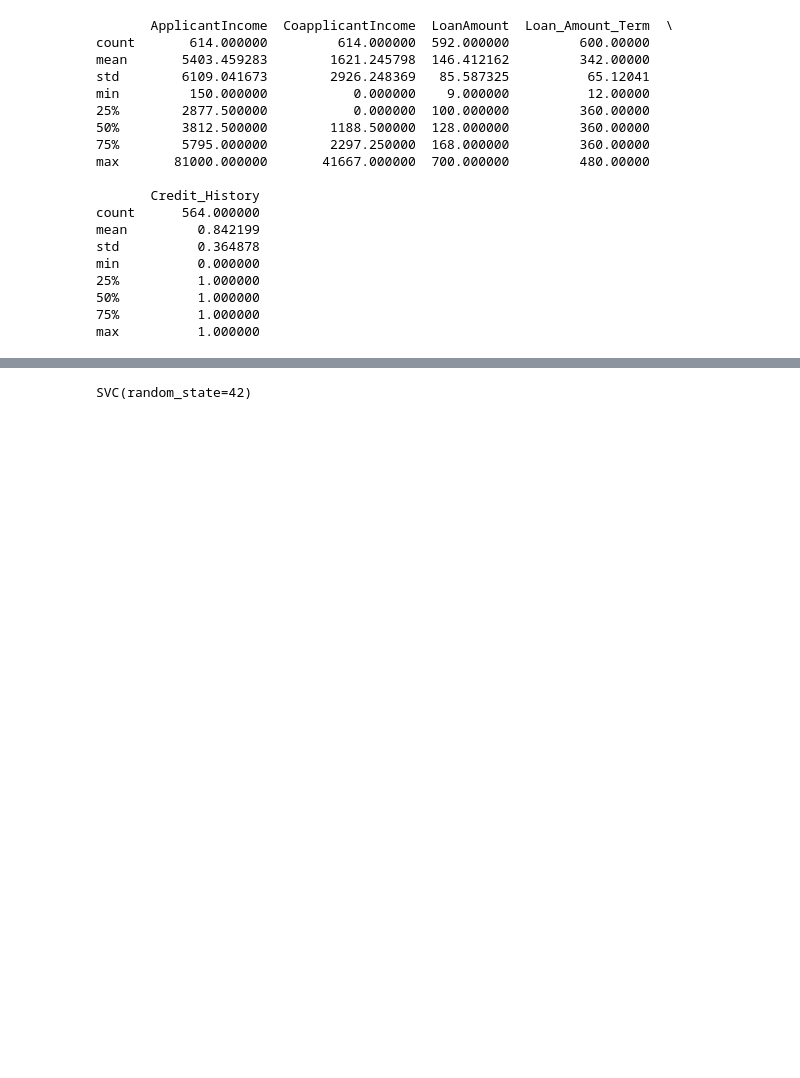
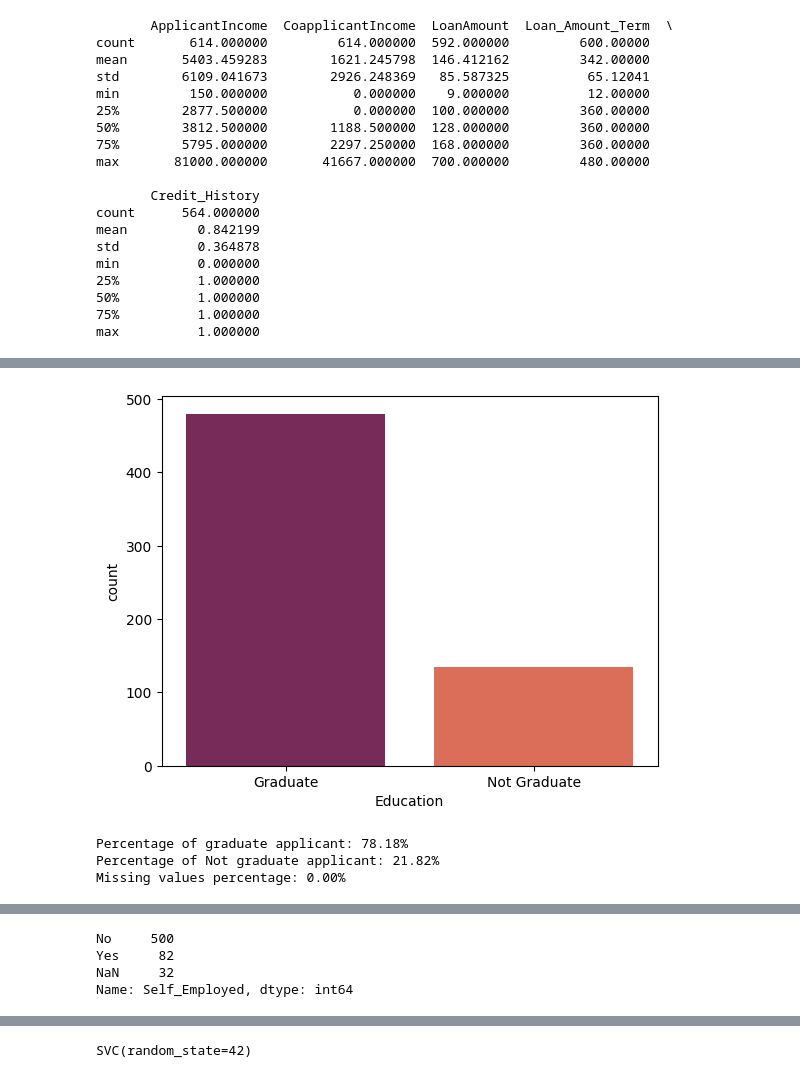
Before and after one commit to Mihauk/Loan-Prediction, a Jupyter notebook: loan_prediction.ipynb, the cells around one changed output, grey strips where cells are left out. Saved outputs shown, nothing was run; the diff lists cells and outputs as text; code cells hidden in the pictures; blank space fills up the shorter version.

```diff
--- a/loan_prediction.ipynb
+++ b/loan_prediction.ipynb
@@ -99,3 +201,20 @@ fig_married.show()
+# %%
+sns.countplot(x="Education", data=df, palette="rocket")
+plt.show()
+# %% [output]
+[figure, added]
+# %%
+countGraduate = len(df[df.Education == 'Graduate'])
+countNotGraduate = len(df[df.Education == 'Not Graduate'])
+countNull = len(df[df.Education.isnull()])
+
+print("Percentage of graduate applicant: {:.2f}%".format((countGraduate / (len(df.Education))*100)))
+print("Percentage of Not graduate applicant: {:.2f}%".format((countNotGraduate / (len(df.Education))*100)))
+print("Missing values percentage: {:.2f}%".format((countNull / (len(df.Education))*100)))
+# %% [output]
+Percentage of graduate applicant: 78.18%
+Percentage of Not graduate applicant: 21.82%
+Missing values percentage: 0.00%
 # %%
 education_count = df['Education'].value_counts()
 fig_education = px.bar(education_count,
@@ -105,3 +224,10 @@ fig_education = px.bar(education_count,
 fig_education.show()
 # %% [output]
 [interactive output not drawn]
+# %%
+df.Self_Employed.value_counts(dropna=False)
+# %% [output]
+No     500
+Yes     82
+NaN     32
+Name: Self_Employed, dtype: int64
```
Also changed, not shown: parts of 51 cells of this notebook.
